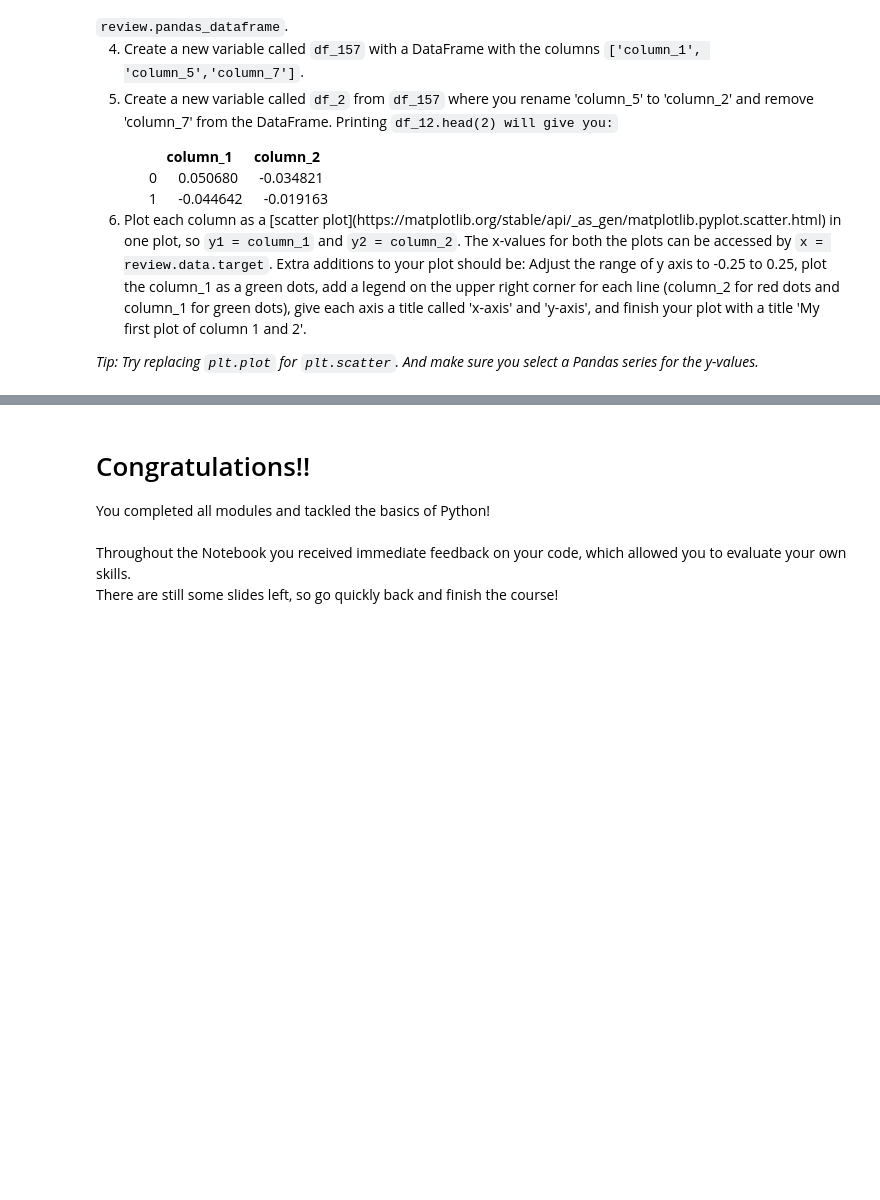
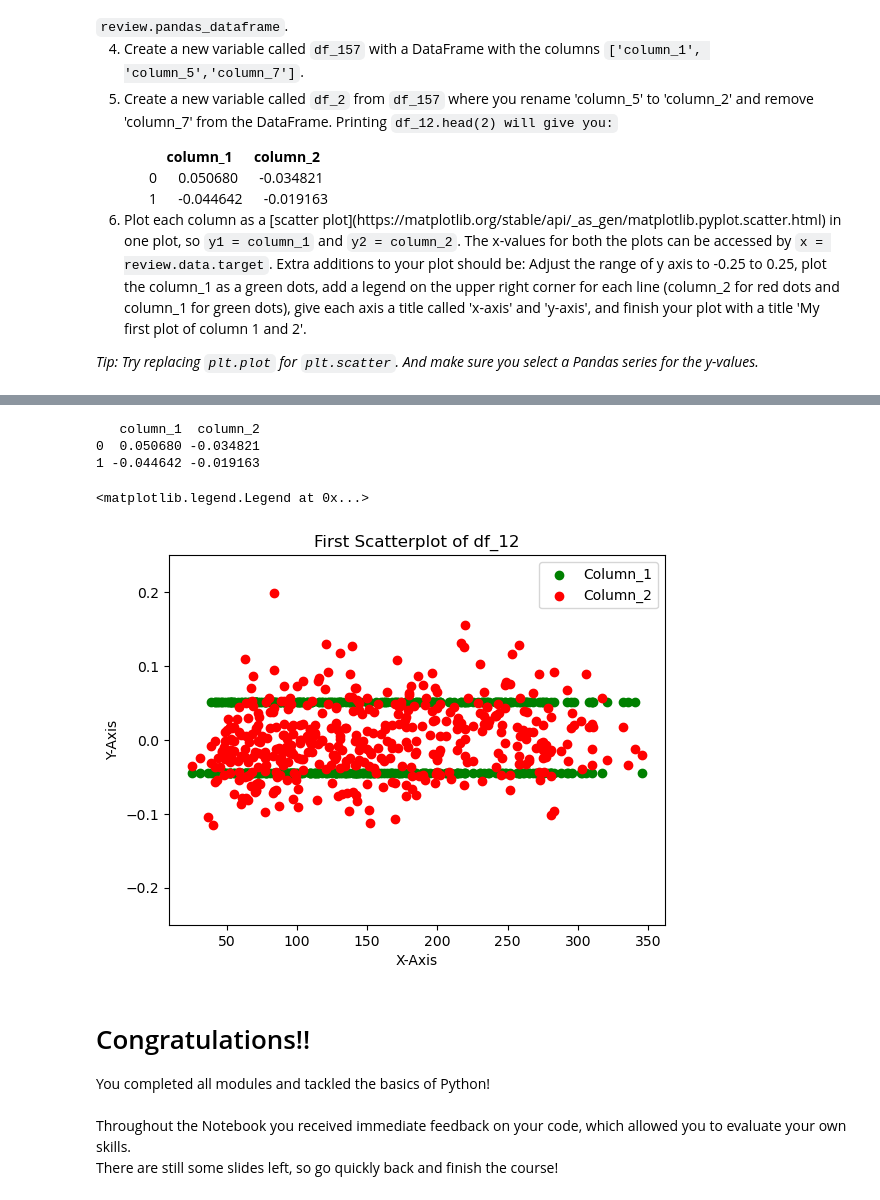
Before and after one commit to GPul88/Datacademy, a Jupyter notebook: Modules/M02_PCC/src/main.ipynb, the cells around one changed output, grey strips where cells are left out. Cells and saved outputs as stored; diff of their text form; code cells hidden in the pictures; blank space fills up the shorter version.

```diff
--- a/Modules/M02_PCC/src/main.ipynb
+++ b/Modules/M02_PCC/src/main.ipynb
@@ -321,6 +392,8 @@ print("New ages are:\n", new_ages)
 # %%
 # Pre-created DataFrame (DO NOT REMOVE THE LINE BELOW)
 df = review.pandas_data
+print(df.columns)
 
 # 4) Create the new df with column 'column_1', 'column_5', 'column_7'
-df_157 = ...
+df_157 = df[['column_1', 'column_5', 'column_7']]
+print(df_157)
@@ -327,24 +418,39 @@ df_157 = ...
 # %%
 # 5a) Rename the column
-df_12 = ...
+df_12 = df_157.rename(columns={'column_5':'column_2'})
 
 # 5a) Remove the column
-df_12 = ...
+df_12 = df_12.drop(['column_7'], axis = 1)
 
 # 5c) Print first 2 rows
-...
+print(df_12.head(2))
 
 # To check: 5c) should look something like this (uncomment this code)
 # review.check_answer(answer="", exercise="E5")
+# %% [output]
+   column_1  column_2
+0  0.050680 -0.034821
+1 -0.044642 -0.019163
 # %%
 # 6) Plotting
 X = review.data.target
+Y1 = df_12['column_1']
+Y2 = df_12['column_2']
 
-...
+plt.scatter(X, Y1, color = "Green", label = "Column_1")
+plt.scatter(X, Y2, color = "Red", label = "Column_2")
+plt.ylim(-0.25, 0.25)
+plt.xlabel("X-Axis")
+plt.ylabel("Y-Axis")
+plt.title("First Scatterplot of df_12")
+plt.legend(loc = 'upper right')
 
 
 # To check: 6) should look something like this (uncomment this code)
 # review.check_answer(answer=df_12, exercise="E6")
+# %% [output]
+<matplotlib.legend.Legend at 0x...>
+[figure, added]
 # %% [markdown]
 <h1> Congratulations!! </h1>
 <p>
```
Also changed, not shown: parts of 18 cells of this notebook.
